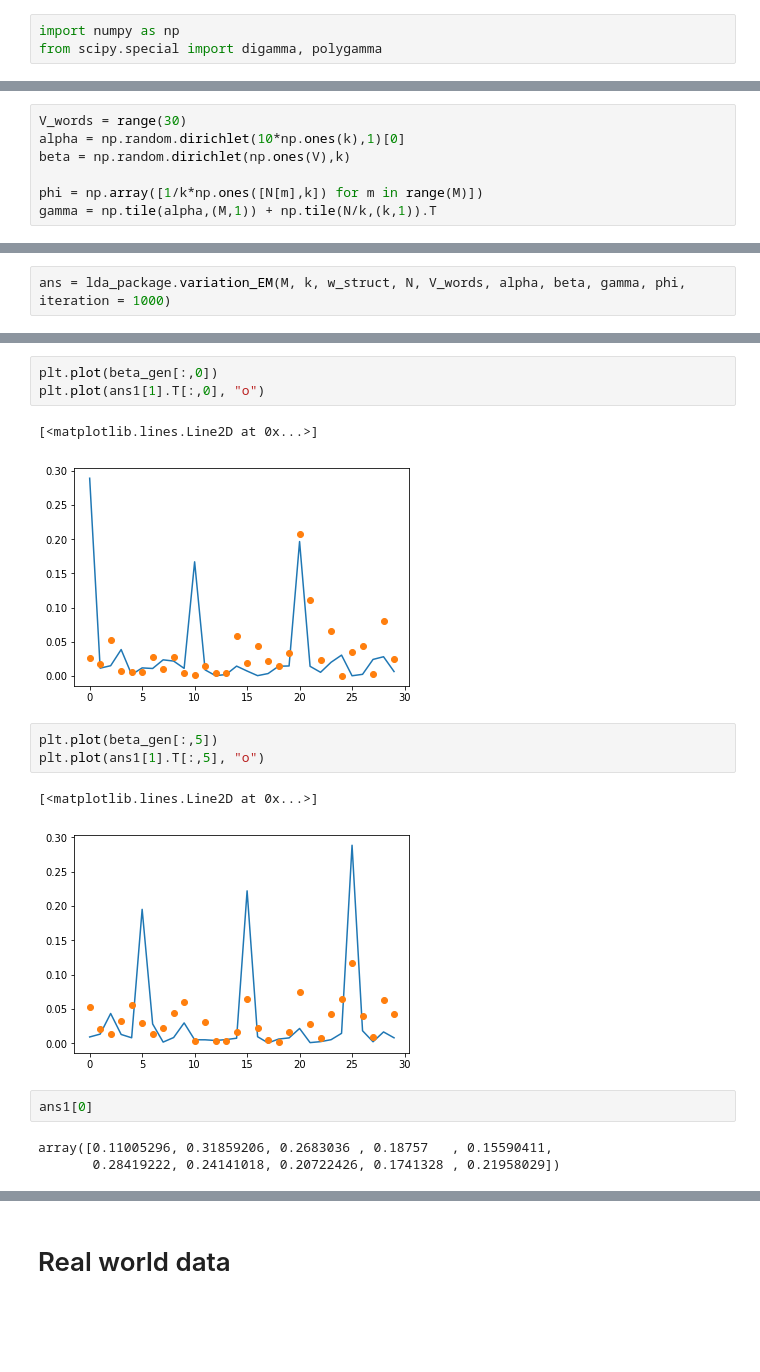
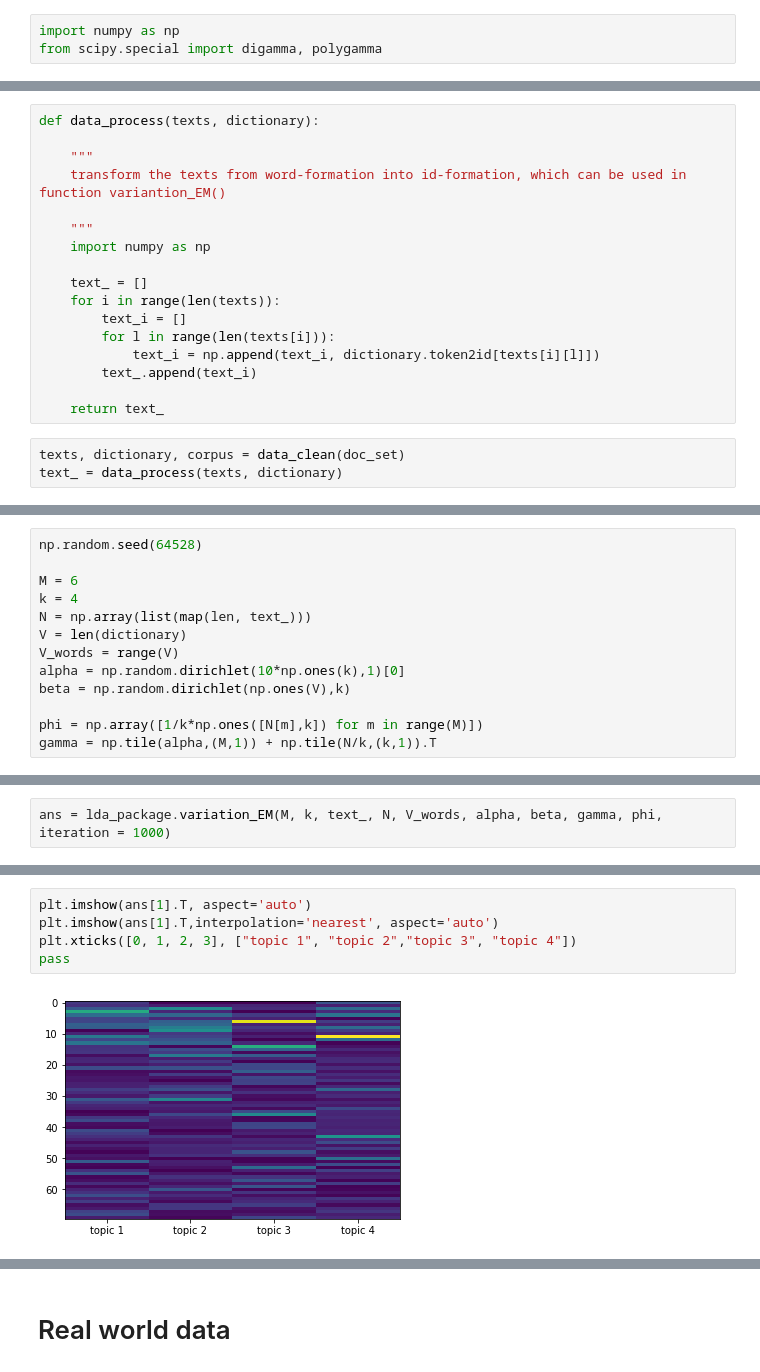
Before and after one commit to yangbaovera/663-Final-Project, a Jupyter notebook: Example.ipynb, the cells around one changed output, grey strips where cells are left out. Drawn from its saved outputs; the diff is of its cells as text; blank space fills up the shorter version.

```diff
--- a/Example.ipynb
+++ b/Example.ipynb
@@ -60,0 +100,20 @@ for m in range(M):
+# %%
+def data_process(texts, dictionary):
+
+    """
+    transform the texts from word-formation into id-formation, which can be used in function variantion_EM()
+
+    """
+    import numpy as np
+
+    text_ = []
+    for i in range(len(texts)):
+        text_i = []
+        for l in range(len(texts[i])):
+            text_i = np.append(text_i, dictionary.token2id[texts[i][l]])
+        text_.append(text_i)
+
+    return text_
+# %%
+texts, dictionary, corpus = data_clean(doc_set)
+text_ = data_process(texts, dictionary)
@@ -61,5 +122,11 @@ for m in range(M):
 # %%
-V_words = range(30)
+np.random.seed(64528)
+
+M = 6
+k = 4
+N = np.array(list(map(len, text_)))
+V = len(dictionary)
+V_words = range(V)
 alpha = np.random.dirichlet(10*np.ones(k),1)[0]
 beta = np.random.dirichlet(np.ones(V),k)
 
@@ -74,2 +135,2 @@ plt.imshow(beta_gen, interpolation='nearest', aspect='auto')
 # %%
-ans = lda_package.variation_EM(M, k, w_struct, N, V_words, alpha, beta, gamma, phi, iteration = 1000)
+ans = lda_package.variation_EM(M, k, text_, N, V_words, alpha, beta, gamma, phi, iteration = 1000)
@@ -120,17 +137,7 @@ plt.imshow(ans1[1].T,interpolation='nearest', aspect='auto')
-# %%
-plt.plot(beta_gen[:,0])
-plt.plot(ans1[1].T[:,0], "o")
-# %% [output]
-[<matplotlib.lines.Line2D at 0x...>]
-[figure, removed]
-# %%
-plt.plot(beta_gen[:,5])
-plt.plot(ans1[1].T[:,5], "o")
-# %% [output]
-[<matplotlib.lines.Line2D at 0x...>]
-[figure, removed]
-# %%
-ans1[0]
-# %% [output]
-array([0.11005296, 0.31859206, 0.2683036 , 0.18757   , 0.15590411,
-       0.28419222, 0.24141018, 0.20722426, 0.1741328 , 0.21958029])
+# %%
+plt.imshow(ans[1].T, aspect='auto')
+plt.imshow(ans[1].T,interpolation='nearest', aspect='auto')
+plt.xticks([0, 1, 2, 3], ["topic 1", "topic 2","topic 3", "topic 4"])
+pass
+# %% [output]
+[figure, added]
```
Also changed, not shown: parts of 39 cells of this notebook, 4 other files.
